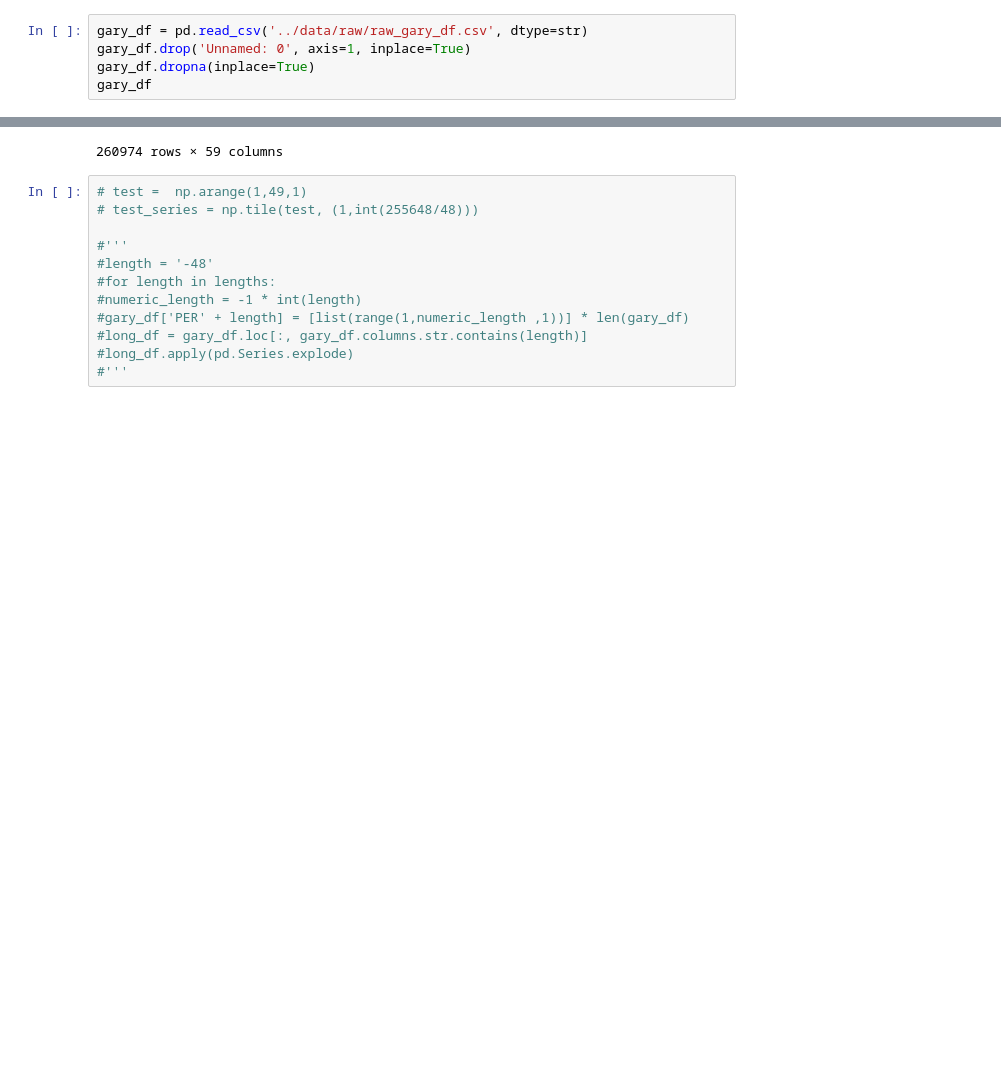
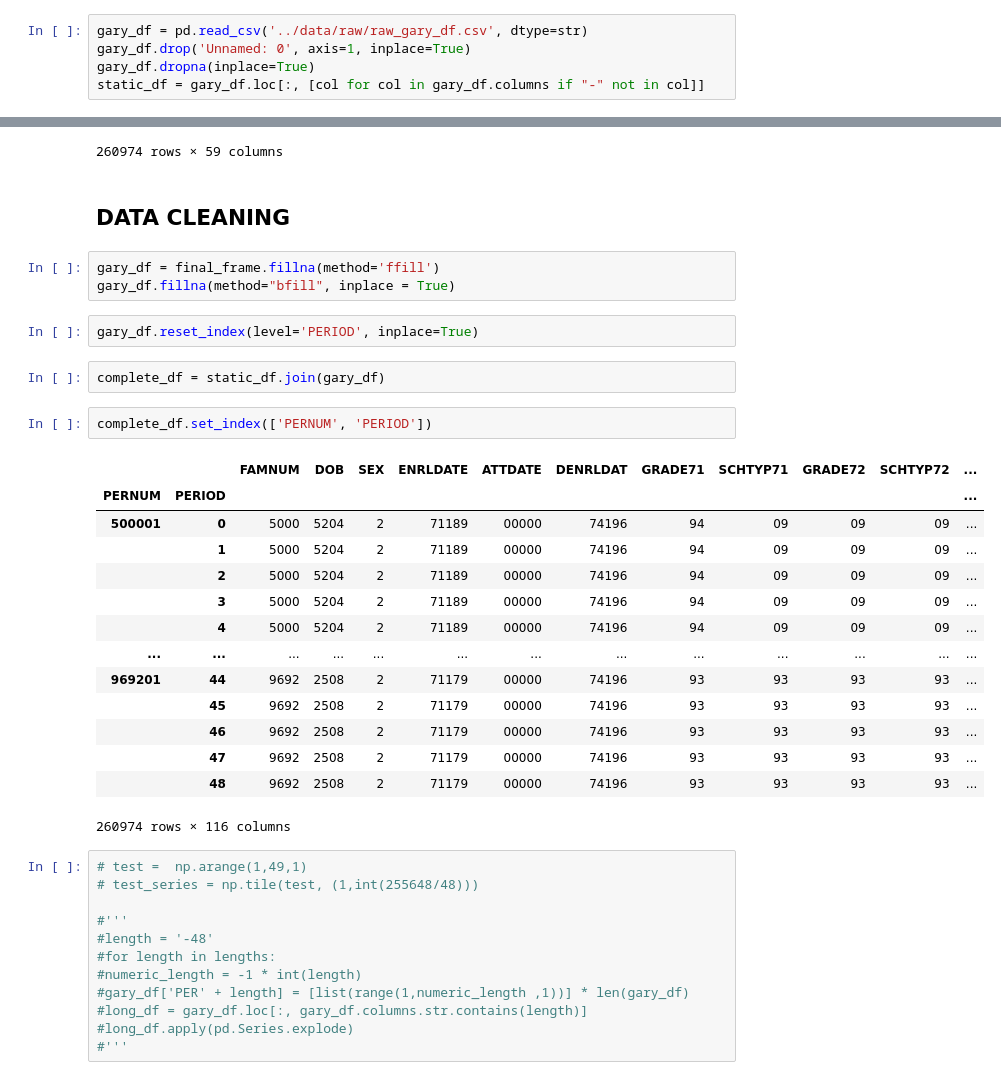
Before and after one commit to luke-swans0n/NIT, a Jupyter notebook: notebooks/NIT_CAPSTONE.ipynb, the cells around one changed output, grey strips where cells are left out. Drawn from its saved outputs; the diff is of its cells as text; blank space fills up the shorter version.

```diff
--- a/notebooks/NIT_CAPSTONE.ipynb
+++ b/notebooks/NIT_CAPSTONE.ipynb
@@ -14,7 +14,7 @@ pd.options.display.max_rows = 100
 gary_df = pd.read_csv('../data/raw/raw_gary_df.csv', dtype=str)
 gary_df.drop('Unnamed: 0', axis=1, inplace=True)
 gary_df.dropna(inplace=True)
-gary_df
+static_df = gary_df.loc[:, [col for col in gary_df.columns if "-" not in col]]
 # %% [markdown]
 ### WIDE DATA -> LONG DATA
 # %%
@@ -194,6 +194,32 @@ final_frame
 |  | 47 | 00 | 9 | 94 | 94 | 0000 | 0000 | 0000 | 0096 | ... |
 |  | 48 | 00 | 9 | 94 | 94 | 0000 | 0000 | 0000 | 0096 | ... |
 260974 rows × 59 columns
+# %% [markdown]
+## DATA CLEANING
+# %%
+gary_df = final_frame.fillna(method='ffill')
+gary_df.fillna(method="bfill", inplace = True)
+# %%
+gary_df.reset_index(level='PERIOD', inplace=True)
+# %%
+complete_df = static_df.join(gary_df)
+# %%
+complete_df.set_index(['PERNUM', 'PERIOD'])
+# %% [output]
+|  |  | FAMNUM | DOB | SEX | ENRLDATE | ATTDATE | DENRLDAT | GRADE71 | SCHTYP71 | GRADE72 | SCHTYP72 | ... |
+| PERNUM | PERIOD |  |  |  |  |  |  |  |  |  |  | ... |
+| 500001 | 0 | 5000 | 5204 | 2 | 71189 | 00000 | 74196 | 94 | 09 | 09 | 09 | ... |
+|  | 1 | 5000 | 5204 | 2 | 71189 | 00000 | 74196 | 94 | 09 | 09 | 09 | ... |
+|  | 2 | 5000 | 5204 | 2 | 71189 | 00000 | 74196 | 94 | 09 | 09 | 09 | ... |
+|  | 3 | 5000 | 5204 | 2 | 71189 | 00000 | 74196 | 94 | 09 | 09 | 09 | ... |
+|  | 4 | 5000 | 5204 | 2 | 71189 | 00000 | 74196 | 94 | 09 | 09 | 09 | ... |
+| ... | ... | ... | ... | ... | ... | ... | ... | ... | ... | ... | ... | ... |
+| 969201 | 44 | 9692 | 2508 | 2 | 71179 | 00000 | 74196 | 93 | 93 | 93 | 93 | ... |
+|  | 45 | 9692 | 2508 | 2 | 71179 | 00000 | 74196 | 93 | 93 | 93 | 93 | ... |
+|  | 46 | 9692 | 2508 | 2 | 71179 | 00000 | 74196 | 93 | 93 | 93 | 93 | ... |
+|  | 47 | 9692 | 2508 | 2 | 71179 | 00000 | 74196 | 93 | 93 | 93 | 93 | ... |
+|  | 48 | 9692 | 2508 | 2 | 71179 | 00000 | 74196 | 93 | 93 | 93 | 93 | ... |
+260974 rows × 116 columns
 # %%
 # test =  np.arange(1,49,1)
 # test_series = np.tile(test, (1,int(255648/48)))
```
Also changed, not shown: 25 other files.
